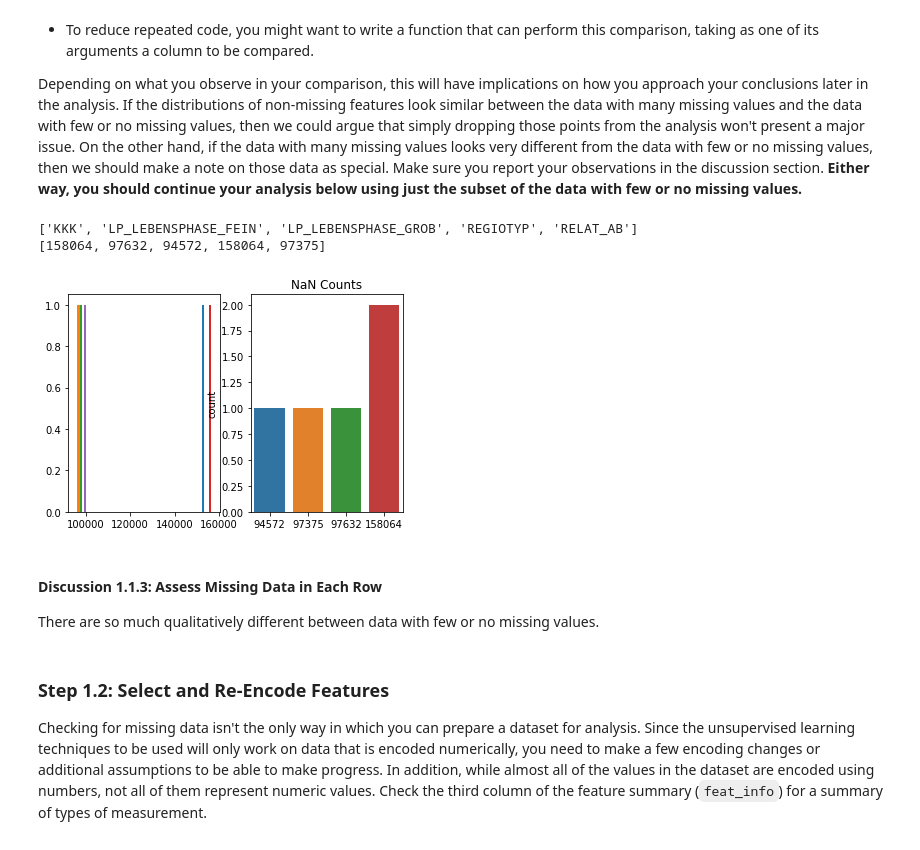
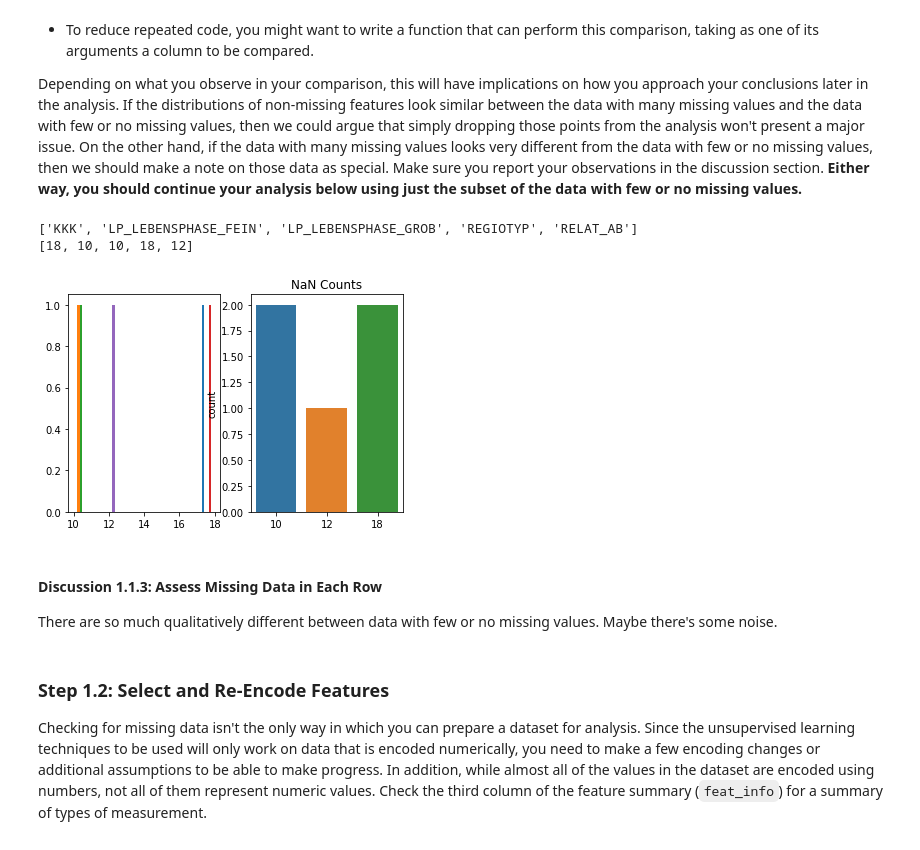
Before and after one commit to kylechenoO/Identify_Customer_Segments, a Jupyter notebook: Identify_Customer_Segments.ipynb, the cells around one changed output. Drawn from its saved outputs; the diff is of its cells as text; code cells hidden in the pictures.

```diff
--- a/Identify_Customer_Segments.ipynb
+++ b/Identify_Customer_Segments.ipynb
@@ -196,0 +192,4 @@ azdias.drop(drop_lst, axis=1, inplace = True)
+# %%
+# After Check Only drop 'KBA05_BAUMAX', 'ALTER_HH'
+drop_lst = ['KBA05_BAUMAX', 'ALTER_HH']
+azdias.drop(drop_lst, axis = 1, inplace = True)
@@ -216,38 +220,41 @@ df_nor = azdias[azdias.index.isin(nan_line[nan_line < 9].index)]
 # %%
 # Compare the distribution of values for at least five columns where there are
 # no or few missing values, between the two subsets.
 # plot it
 def show(df_aly, features):
     X = []
     Y = []
     for feature in features:
         X.append(feature)
         Y.append(df_aly[feature].isnull().sum())
 
     print(X)
     print(Y)
 
     plt.subplot(121)
     plt.hist([ [x] for x in Y ])
     plt.subplot(122)
     sns.countplot(Y)
     plt.title('NaN Counts')
     plt.show()
 
 # df_aly = azdias[azdias.index.isin(nan_line[nan_line > 0].index)].head(4)
 # df_aly = df_aly.append(azdias[azdias.index.isin(nan_line[nan_line == 0].index)].head(1))
-df_aly = azdias[azdias.index.isin(nan_line[nan_line > 0].index)]
-df_aly = df_aly.append(azdias[azdias.index.isin(nan_line[nan_line == 0].index)])
+# df_aly = azdias[azdias.index.isin(nan_line[nan_line > 0].index)]
+# df_aly = df_aly.append(azdias[azdias.index.isin(nan_line[nan_line == 0].index)])
+df_aly = df_nan.head(20)
+df_aly = df_aly.append(df_nor.head(20))
+
 features = ['KKK', 'LP_LEBENSPHASE_FEIN', 'LP_LEBENSPHASE_GROB', 'REGIOTYP', 'RELAT_AB']
 show(df_aly, features)
 # %% [output]
 ['KKK', 'LP_LEBENSPHASE_FEIN', 'LP_LEBENSPHASE_GROB', 'REGIOTYP', 'RELAT_AB']
-[158064, 97632, 94572, 158064, 97375]
+[18, 10, 10, 18, 12]
-[figure, old version]
+[figure, new version]
 # %% [markdown]
 #### Discussion 1.1.3: Assess Missing Data in Each Row
 
-There are so much qualitatively different between data with few or no missing values.
+There are so much qualitatively different between data with few or no missing values. Maybe there's some noise.
 # %% [markdown]
 ### Step 1.2: Select and Re-Encode Features
 
```
Also changed, not shown: parts of 27 cells of this notebook, 1 other file.
